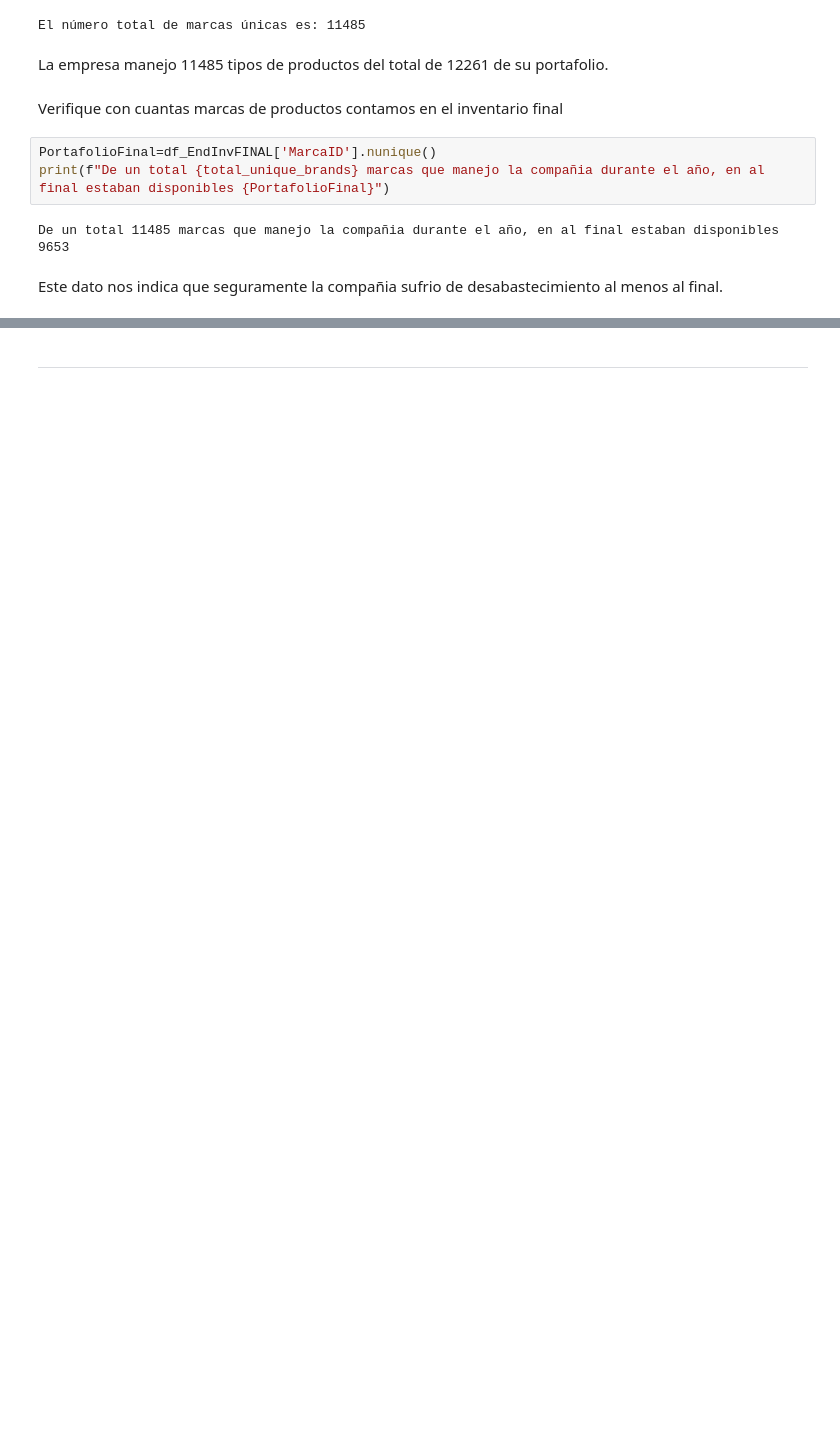
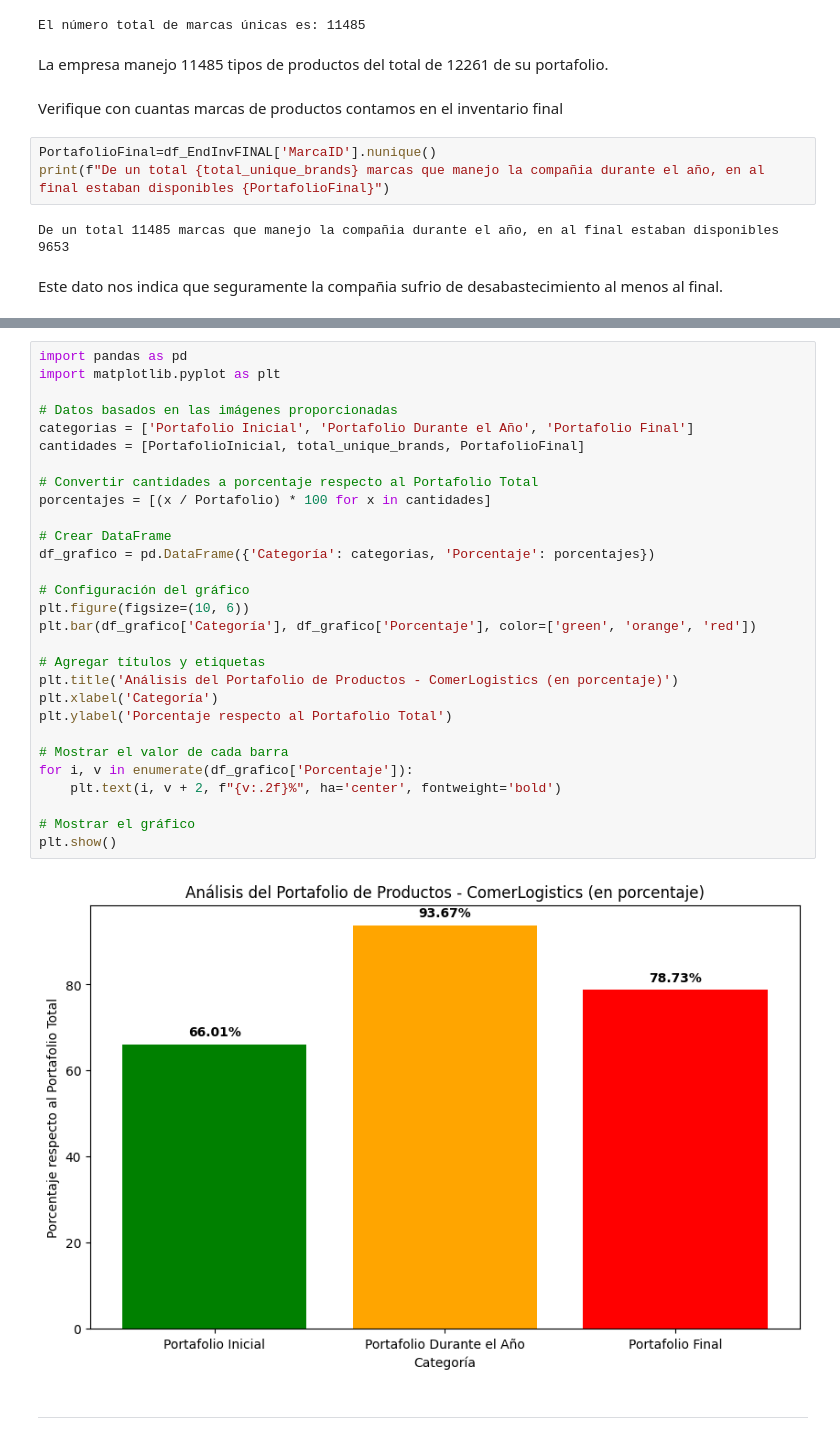
Before and after one commit to Dapt01G2-Henry/ComerLogistics, a Jupyter notebook: Sprint_1/EDA y ETL/AnalisisTablas.ipynb, the cells around one changed output, grey strips where cells are left out. Saved outputs shown, nothing was run; the diff lists cells and outputs as text; blank space fills up the shorter version.

```diff
--- a/Sprint_1/EDA y ETL/AnalisisTablas.ipynb
+++ b/Sprint_1/EDA y ETL/AnalisisTablas.ipynb
@@ -427,2 +457,33 @@ Este dato nos indica que seguramente la compañia sufrio de desabastecimiento al
+# %%
+import pandas as pd
+import matplotlib.pyplot as plt
+
+# Datos basados en las imágenes proporcionadas
+categorias = ['Portafolio Inicial', 'Portafolio Durante el Año', 'Portafolio Final']
+cantidades = [PortafolioInicial, total_unique_brands, PortafolioFinal]
+
+# Convertir cantidades a porcentaje respecto al Portafolio Total
+porcentajes = [(x / Portafolio) * 100 for x in cantidades]
+
+# Crear DataFrame
+df_grafico = pd.DataFrame({'Categoría': categorias, 'Porcentaje': porcentajes})
+
+# Configuración del gráfico
+plt.figure(figsize=(10, 6))
+plt.bar(df_grafico['Categoría'], df_grafico['Porcentaje'], color=['green', 'orange', 'red'])
+
+# Agregar títulos y etiquetas
+plt.title('Análisis del Portafolio de Productos - ComerLogistics (en porcentaje)')
+plt.xlabel('Categoría')
+plt.ylabel('Porcentaje respecto al Portafolio Total')
+
+# Mostrar el valor de cada barra
+for i, v in enumerate(df_grafico['Porcentaje']):
+    plt.text(i, v + 2, f"{v:.2f}%", ha='center', fontweight='bold')
+
+# Mostrar el gráfico
+plt.show()
+# %% [output]
+[figure, added]
 # %% [markdown]
 -----
```
Also changed, not shown: parts of 3 cells of this notebook.
